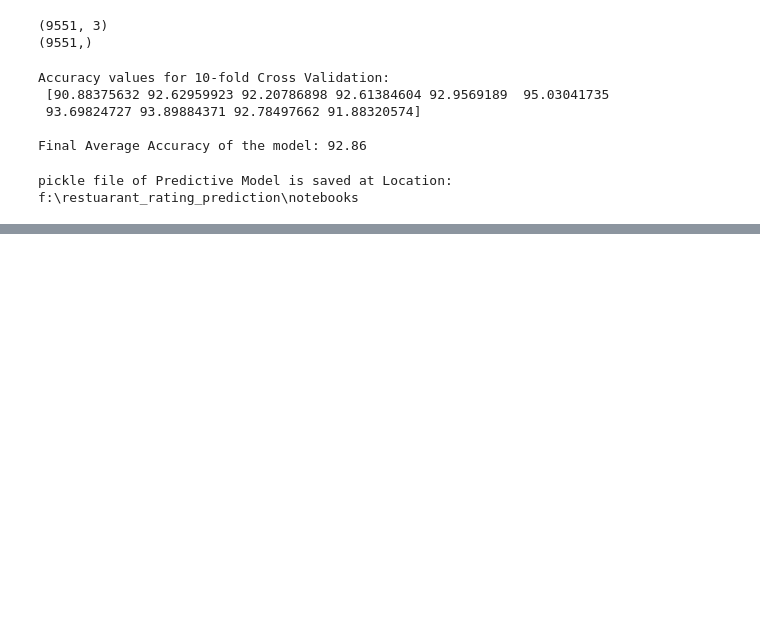
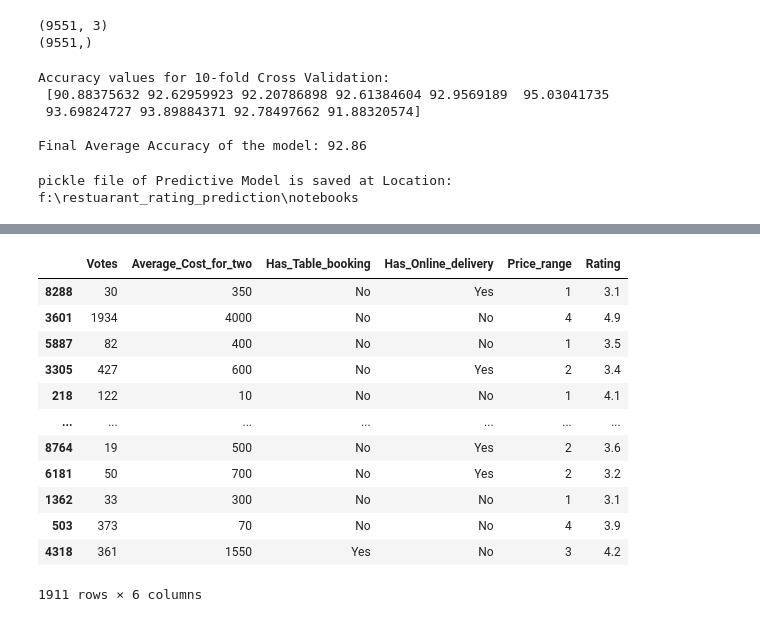
Before and after one commit to Adityashinde1/restuarant_ratings, a Jupyter notebook: notebook/restuarant_rating_prediction.ipynb, the cells around one changed output, grey strips where cells are left out. Cells and saved outputs as stored; diff of their text form; code cells hidden in the pictures; blank space fills up the shorter version.

Commit message:
Data transformation file updated

```diff
--- a/notebook/restuarant_rating_prediction.ipynb
+++ b/notebook/restuarant_rating_prediction.ipynb
@@ -1086,0 +1096,2 @@ pickle file of Predictive Model is saved at Location: f:\restuarant_rating_predi
+# %%
+train_df, test_df = train_test_split(ZomatoData, test_size=0.2, random_state=1)
@@ -1086,0 +1168,3 @@ pickle file of Predictive Model is saved at Location: f:\restuarant_rating_predi
+# %%
+input_feature_test_df = test_df[selected_columns]
+input_feature_test_df
@@ -1086,0 +1185,17 @@ pickle file of Predictive Model is saved at Location: f:\restuarant_rating_predi
+# %%
+input_feature_test_df[schema_df[TARGET_COLUMN_KEY]] = test_df[schema_df[TARGET_COLUMN_KEY]]
+input_feature_test_df
+# %% [output]
+|  | Votes | Average_Cost_for_two | Has_Table_booking | Has_Online_delivery | Price_range | Rating |
+| 8288 | 30 | 350 | No | Yes | 1 | 3.1 |
+| 3601 | 1934 | 4000 | No | No | 4 | 4.9 |
+| 5887 | 82 | 400 | No | No | 1 | 3.5 |
+| 3305 | 427 | 600 | No | Yes | 2 | 3.4 |
+| 218 | 122 | 10 | No | No | 1 | 4.1 |
+| ... | ... | ... | ... | ... | ... | ... |
+| 8764 | 19 | 500 | No | Yes | 2 | 3.6 |
+| 6181 | 50 | 700 | No | Yes | 2 | 3.2 |
+| 1362 | 33 | 300 | No | No | 1 | 3.1 |
+| 503 | 373 | 70 | No | No | 4 | 3.9 |
+| 4318 | 361 | 1550 | Yes | No | 3 | 4.2 |
+1911 rows × 6 columns
```
Also changed, not shown: parts of 9 cells of this notebook, 4 other files.
